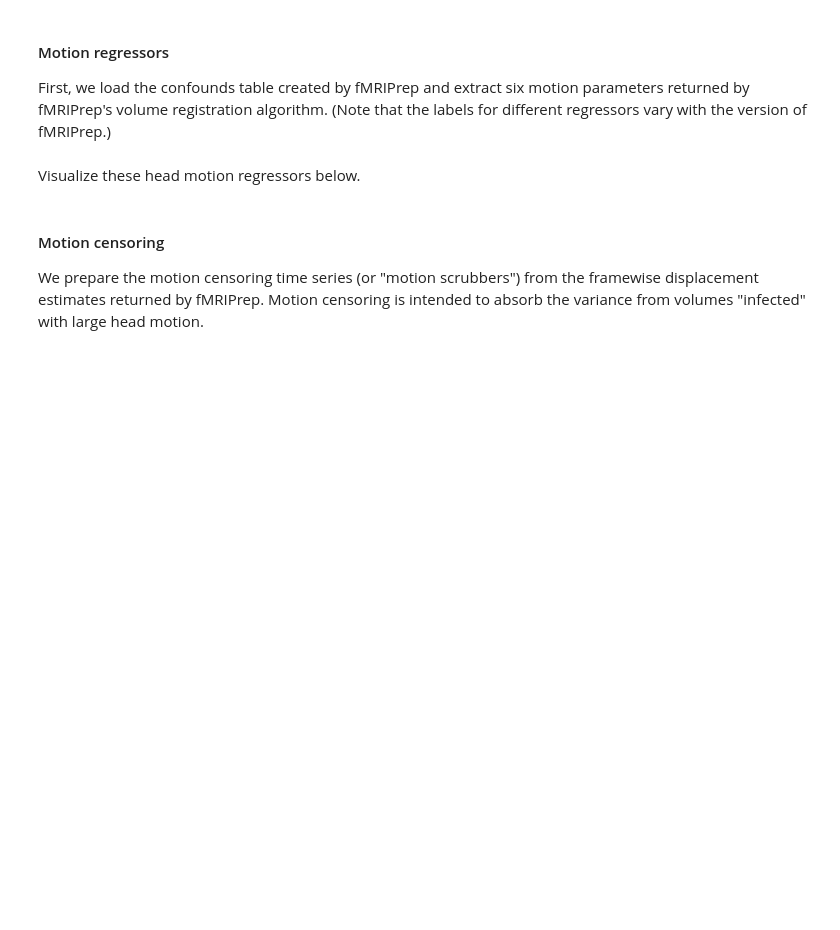
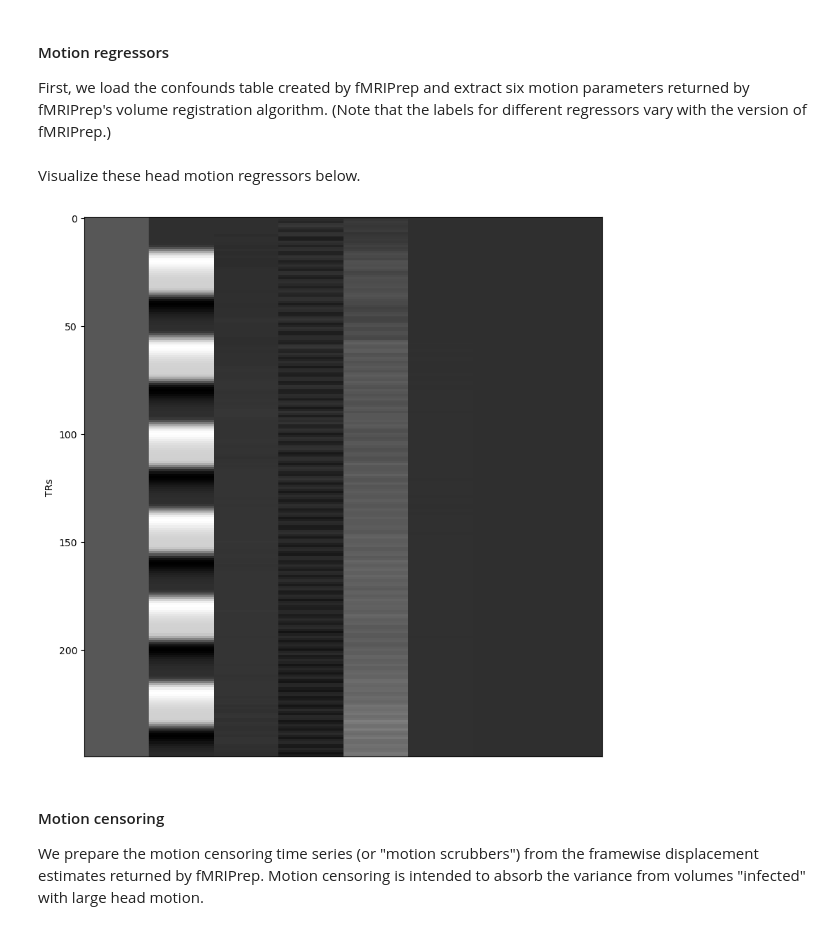
Before and after one commit to yunchang-z/neu502b-lab, a Jupyter notebook: fmri-04/fmri-04-glm.ipynb, the cells around one changed output. Saved outputs shown, nothing was run; the diff lists cells and outputs as text; code cells hidden in the pictures; blank space fills up the shorter version.

```diff
--- a/fmri-04/fmri-04-glm.ipynb
+++ b/fmri-04/fmri-04-glm.ipynb
@@ -92,3 +85,15 @@ Visualize these head motion regressors below.
+# %%
+# Plot head motion regressors:
+# Create design matrix and plot
+X = np.column_stack((np.ones(n_trs) / 4,
+                     blocks_hrf,
+                     hm))
+
+fig, ax = plt.subplots(figsize=(10, 10))
+ax.matshow(np.repeat(X, 30, axis=1), cmap='binary_r')
+ax.set(xticks=[], ylabel='TRs');
+# %% [output]
+[figure, added]
 # %% [markdown]
 #### Motion censoring
 
```
Also changed, not shown: parts of 17 cells of this notebook.
